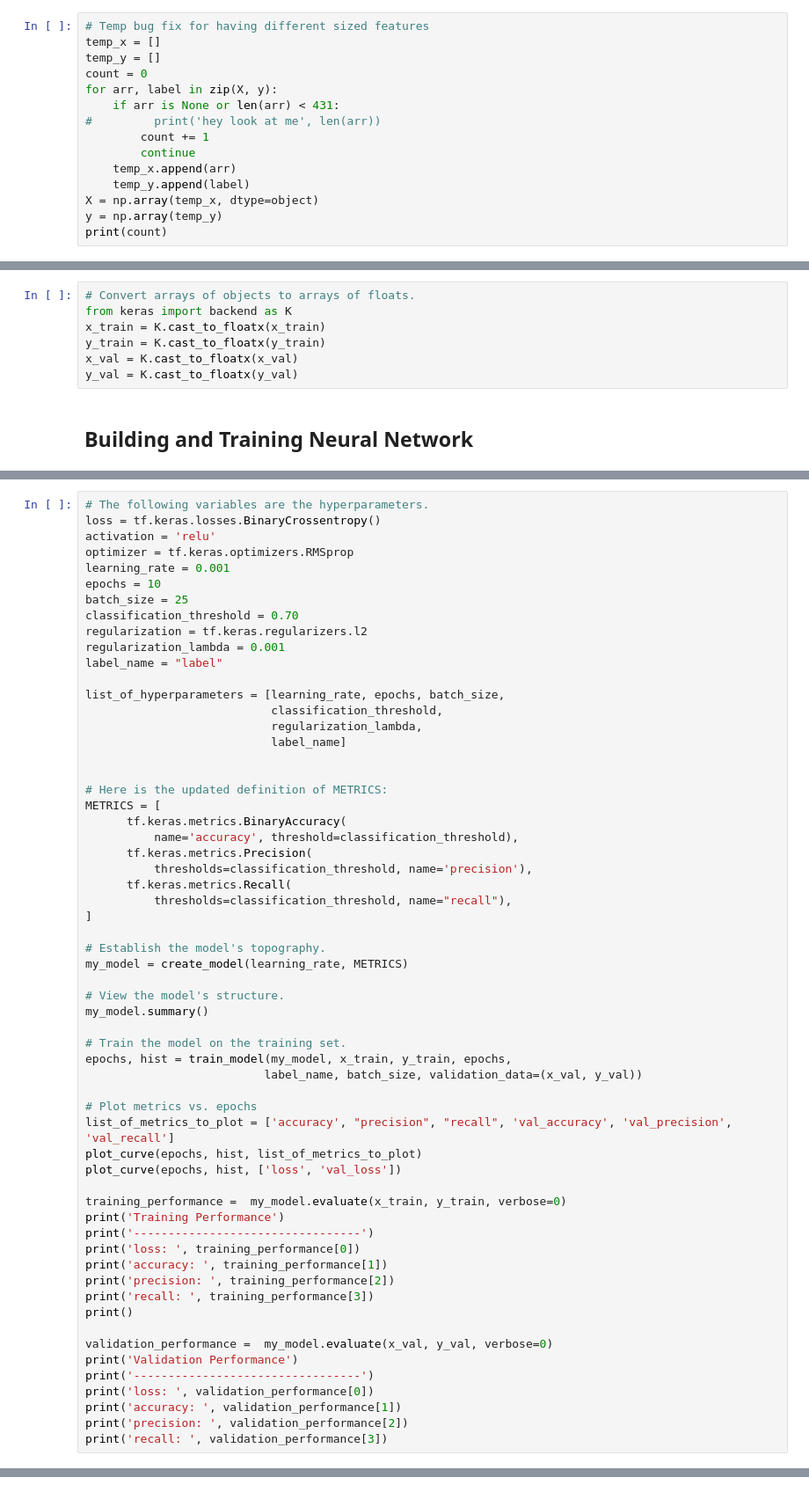
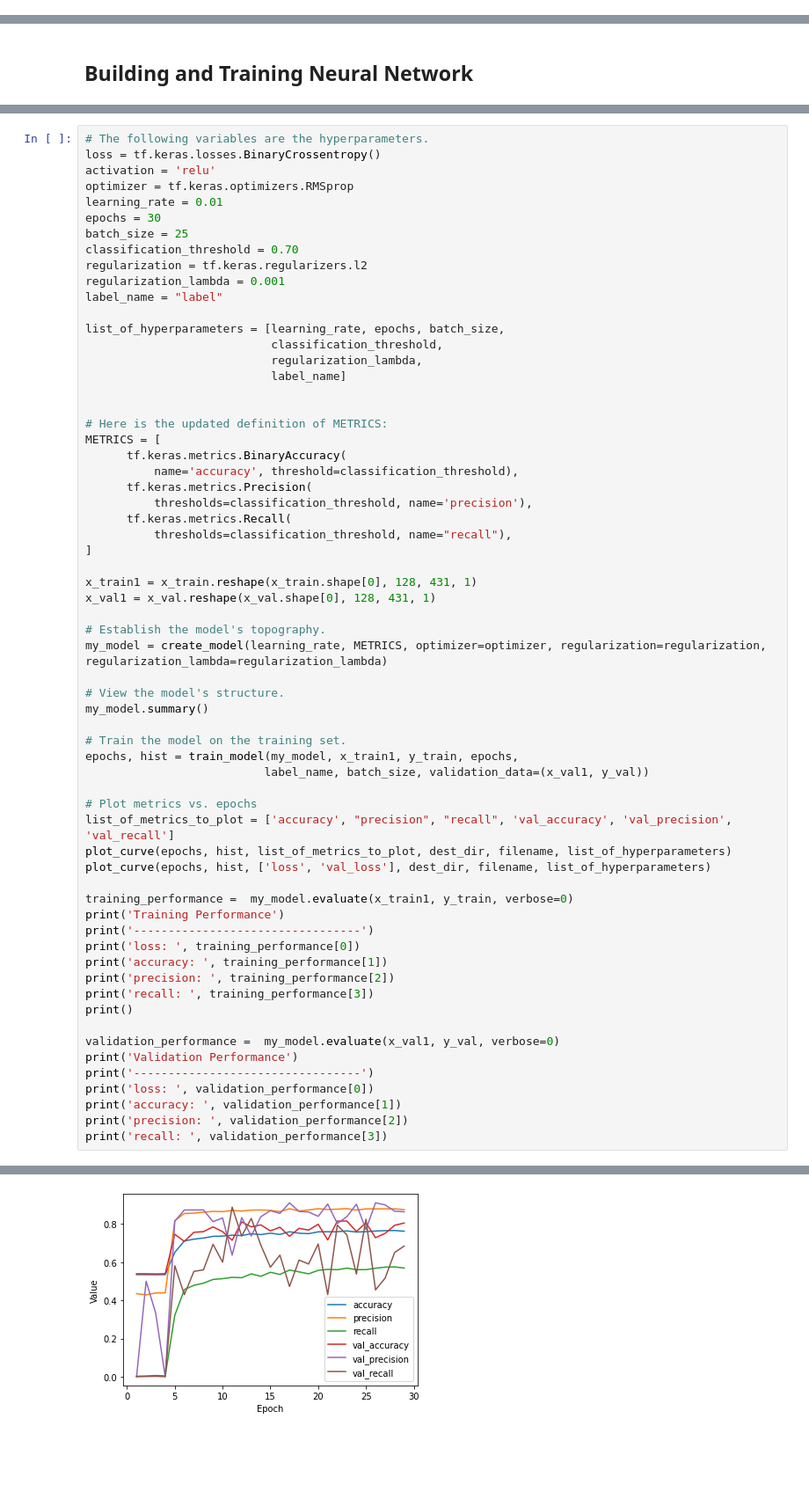
Before and after one commit to googleinterns/activity-recognition, a Jupyter notebook: location/lbs/activity/audioset/training/training_melspectrogram_cnn.ipynb, the cells around one changed output, grey strips where cells are left out. Shown at 88% size. Saved outputs shown, nothing was run; the diff lists cells and outputs as text; blank space fills up the shorter version.

Commit message:
latest training vgg dnn results and melspectrogram cnn results

```diff
--- a/location/lbs/activity/audioset/training/training_melspectrogram_cnn.ipynb
+++ b/location/lbs/activity/audioset/training/training_melspectrogram_cnn.ipynb
@@ -146,15 +166,0 @@ y = np.array(train_df_rms.label.tolist())
-# %%
-# Temp bug fix for having different sized features
-temp_x = []
-temp_y = []
-count = 0
-for arr, label in zip(X, y):
-    if arr is None or len(arr) < 431:
-#         print('hey look at me', len(arr))
-        count += 1
-        continue
-    temp_x.append(arr)
-    temp_y.append(label)
-X = np.array(temp_x, dtype=object)
-y = np.array(temp_y)
-print(count)
@@ -163,10 +167,3 @@ x_train, x_val, y_train, y_val = sklearn.model_selection.train_test_split(X, y,
-# %%
-# Convert arrays of objects to arrays of floats.
-from keras import backend as K
-x_train = K.cast_to_floatx(x_train)
-y_train = K.cast_to_floatx(y_train)
-x_val = K.cast_to_floatx(x_val)
-y_val = K.cast_to_floatx(y_val)
 # %% [markdown]
 ## Building and Training Neural Network
 # %%
@@ -290,8 +298,8 @@ print("Defined the create_model and train_model functions.")
 loss = tf.keras.losses.BinaryCrossentropy()
 activation = 'relu'
 optimizer = tf.keras.optimizers.RMSprop
-learning_rate = 0.001
-epochs = 10
+learning_rate = 0.01
+epochs = 30
 batch_size = 25
 classification_threshold = 0.70
 regularization = tf.keras.regularizers.l2
@@ -314,22 +322,25 @@ METRICS = [
           thresholds=classification_threshold, name="recall"),
 ]
 
+x_train1 = x_train.reshape(x_train.shape[0], 128, 431, 1)
+x_val1 = x_val.reshape(x_val.shape[0], 128, 431, 1)
+
 # Establish the model's topography.
-my_model = create_model(learning_rate, METRICS)
+my_model = create_model(learning_rate, METRICS, optimizer=optimizer, regularization=regularization, regularization_lambda=regularization_lambda)
 
 # View the model's structure.
 my_model.summary()
 
 # Train the model on the training set.
-epochs, hist = train_model(my_model, x_train, y_train, epochs,
-                          label_name, batch_size, validation_data=(x_val, y_val))
+epochs, hist = train_model(my_model, x_train1, y_train, epochs,
+                          label_name, batch_size, validation_data=(x_val1, y_val))
 
 # Plot metrics vs. epochs
 list_of_metrics_to_plot = ['accuracy', "precision", "recall", 'val_accuracy', 'val_precision', 'val_recall']
-plot_curve(epochs, hist, list_of_metrics_to_plot)
-plot_curve(epochs, hist, ['loss', 'val_loss'])
+plot_curve(epochs, hist, list_of_metrics_to_plot, dest_dir, filename, list_of_hyperparameters)
+plot_curve(epochs, hist, ['loss', 'val_loss'], dest_dir, filename, list_of_hyperparameters)
 
-training_performance =  my_model.evaluate(x_train, y_train, verbose=0)
+training_performance =  my_model.evaluate(x_train1, y_train, verbose=0)
 print('Training Performance')
 print('---------------------------------')
 print('loss: ', training_performance[0])
@@ -338,10 +349,11 @@ print('precision: ', training_performance[2])
 print('recall: ', training_performance[3])
 print()
 
-validation_performance =  my_model.evaluate(x_val, y_val, verbose=0)
+validation_performance =  my_model.evaluate(x_val1, y_val, verbose=0)
 print('Validation Performance')
 print('---------------------------------')
 print('loss: ', validation_performance[0])
 print('accuracy: ', validation_performance[1])
 print('precision: ', validation_performance[2])
 print('recall: ', validation_performance[3])
+# %% [output]
@@ -347,0 +377 @@ print('recall: ', validation_performance[3])
+[figure, added]
```
Also changed, not shown: parts of 21 cells of this notebook, 1 other file.
